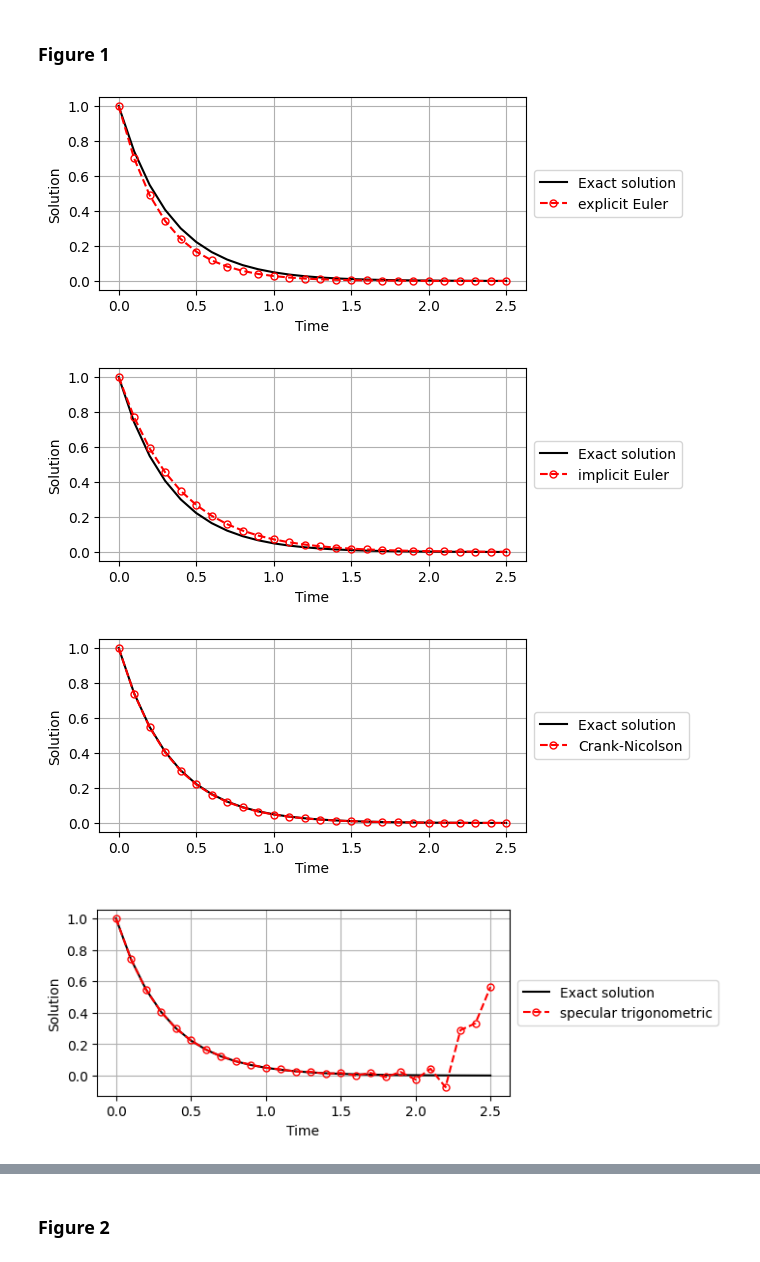
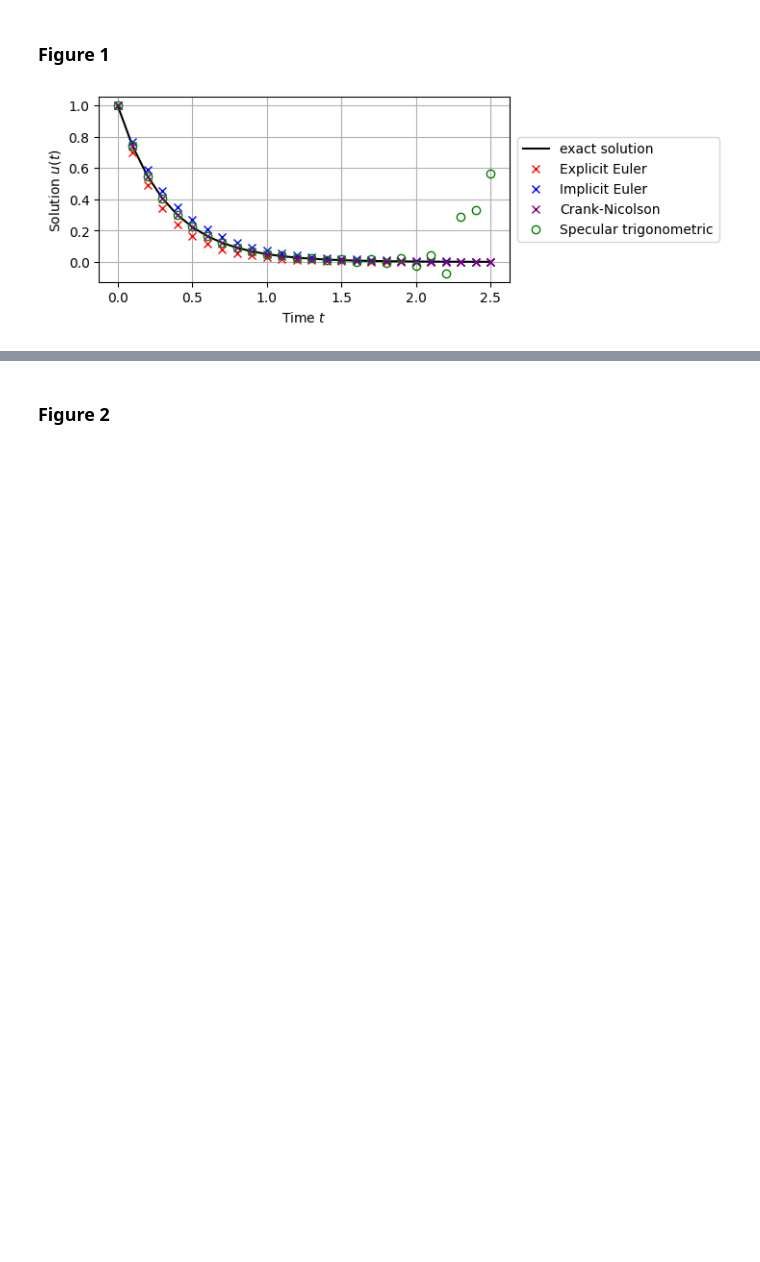
Before and after one commit to kyjung2357/specular-differentiation, a Jupyter notebook: examples/ode/Nonlinear numerical schemes using specular differentiation for IVP for 1st-order ODEs.ipynb, the cells around one changed output, grey strips where cells are left out. Saved outputs shown, nothing was run; the diff lists cells and outputs as text; code cells hidden in the pictures; blank space fills up the shorter version.

```diff
--- a/examples/ode/Nonlinear numerical schemes using specular differentiation for IVP for 1st-order ODEs.ipynb
+++ b/examples/ode/Nonlinear numerical schemes using specular differentiation for IVP for 1st-order ODEs.ipynb
@@ -8,26 +10,55 @@ import numpy as np
 # %%
 t_0 = 0.0
 T = 2.5
 h = 0.1
 
 def F(t, u):
     return -3*u
 
 def exact_sol(t):
     return np.exp(-3*t)
 
 def u_0(t_0):
     return exact_sol(t_0)
 
-specular.ode.solver.classical_scheme(F, t_0=t_0, u_0=u_0, T=T, h=h, scheme="explicit Euler").visualization(exact_sol=exact_sol).table(exact_sol=exact_sol)
-specular.ode.solver.classical_scheme(F, t_0=t_0, u_0=u_0, T=T, h=h, scheme="implicit Euler").visualization(exact_sol=exact_sol).table(exact_sol=exact_sol)
-specular.ode.solver.classical_scheme(F, t_0=t_0, u_0=u_0, T=T, h=h, scheme="Crank-Nicolson").visualization(exact_sol=exact_sol).table(exact_sol=exact_sol)
-
 u_1 = exact_sol(t_0 + h)
 
-specular.trigonometric_scheme(F, t_0=t_0, u_0=u_0, u_1=u_1, T=T, h=h).visualization(exact_sol=exact_sol).table(exact_sol=exact_sol)
+result_EE = specular.ode.solver.classical_scheme(F, t_0=t_0, u_0=u_0, T=T, h=h, scheme="explicit Euler").values()
+result_IE = specular.ode.solver.classical_scheme(F, t_0=t_0, u_0=u_0, T=T, h=h, scheme="implicit Euler").values()
+result_CN = specular.ode.solver.classical_scheme(F, t_0=t_0, u_0=u_0, T=T, h=h, scheme="Crank-Nicolson").values()
+result_ST = specular.trigonometric_scheme(F, t_0=t_0, u_0=u_0, u_1=u_1, T=T, h=h).values()
+
+
+exact_solution = np.array([exact_sol(t) for t in result_EE[0]])
+
+plt.figure(figsize=(5.5, 2.5))
+
+plt.plot(result_EE[0], exact_solution, color='black', label='exact solution')
+
+plt.plot(result_EE[0], result_EE[1],  marker='x', linestyle='None',
+         markerfacecolor='none',
+         markeredgecolor='red',
+         label='Explicit Euler')
+
+plt.plot(result_IE[0], result_IE[1],  marker='x', linestyle='None',
+         markerfacecolor='none',
+         markeredgecolor='blue',
+         label='Implicit Euler')
+
+plt.plot(result_CN[0], result_CN[1],  marker='x', linestyle='None',
+         markerfacecolor='none',
+         markeredgecolor='purple',
+         label='Crank-Nicolson')
+
+plt.plot(result_ST[0], result_ST[1],  marker='o', linestyle='None',
+         markerfacecolor='none',
+         markeredgecolor='green',
+         label='Specular trigonometric')
+
+plt.xlabel(r"Time $t$", fontsize=10)
+plt.ylabel(r"Solution $u(t)$", fontsize=10)
+plt.grid(True)
+plt.legend(loc='center left', bbox_to_anchor=(1.02, 0.5), borderaxespad=0., fontsize=10)
+plt.show()
 # %% [output]
-[figure, old version]
+[figure, new version]
-[figure, removed]
-[figure, removed]
-[figure, removed]
```
Also changed, not shown: parts of 4 cells of this notebook.
